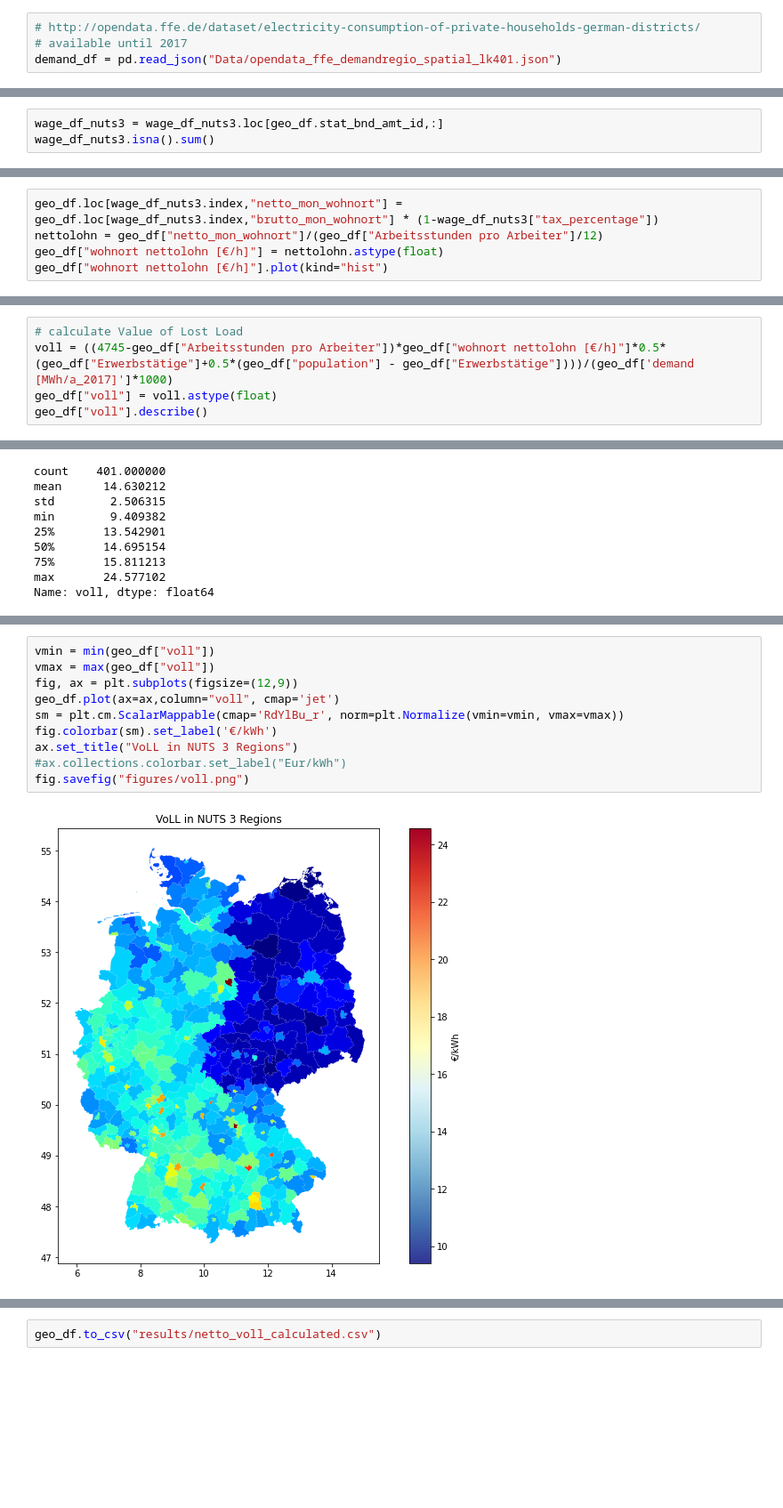
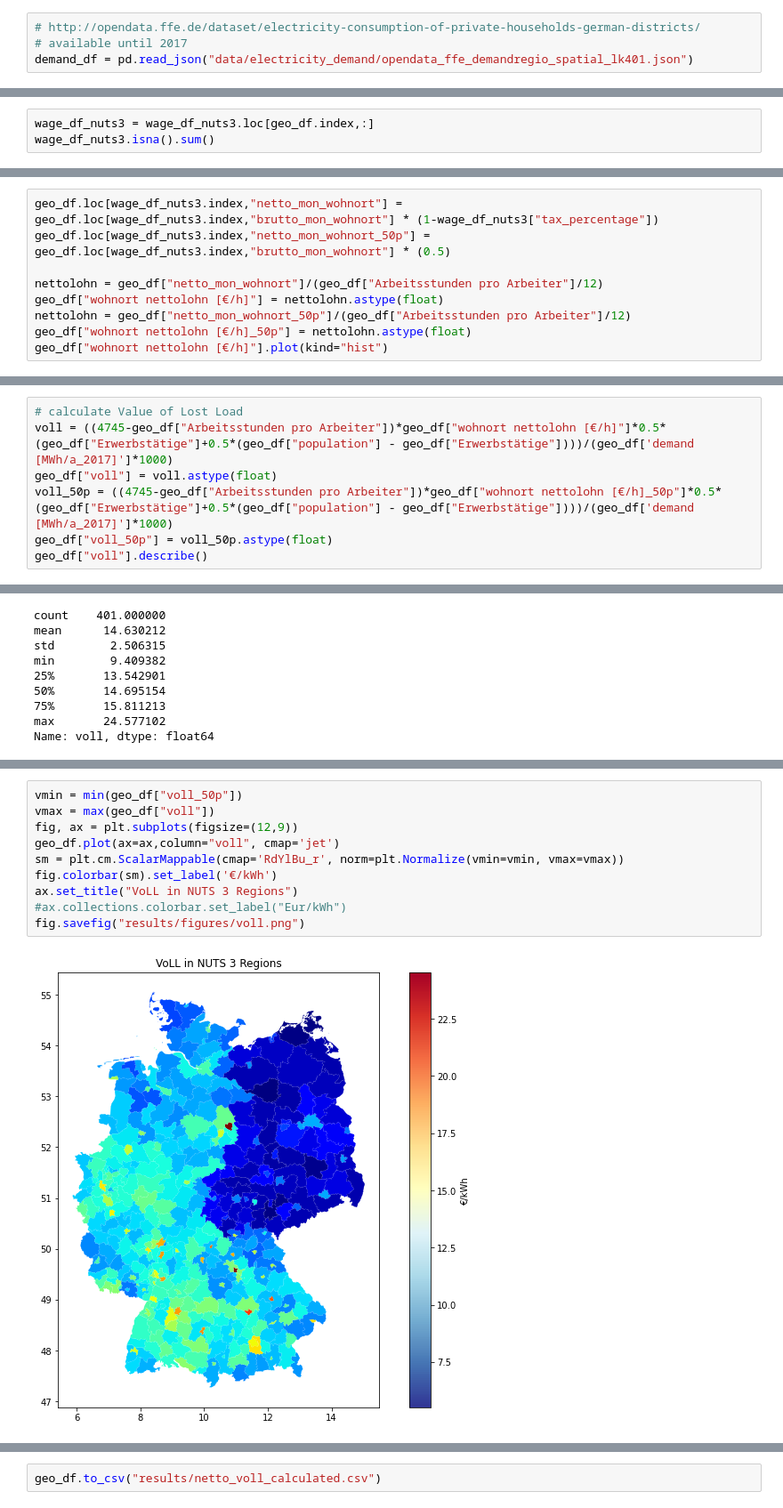
Before and after one commit to david-huck/voll-de, a Jupyter notebook: voll_calculation.ipynb, the cells around one changed output, grey strips where cells are left out. Shown at 89% size. Drawn from its saved outputs; the diff is of its cells as text; blank space fills up the shorter version.

Commit message:
VoLL calculation with zensus data, 50% taxation

```diff
--- a/voll_calculation.ipynb
+++ b/voll_calculation.ipynb
@@ -130,4 +161,4 @@ geo_df.head()
 # %%
 # http://opendata.ffe.de/dataset/electricity-consumption-of-private-households-german-districts/
 # available until 2017
-demand_df = pd.read_json("Data/opendata_ffe_demandregio_spatial_lk401.json")
+demand_df = pd.read_json("data/electricity_demand/opendata_ffe_demandregio_spatial_lk401.json")
@@ -298,7 +309,7 @@ wage_df_nuts3 = wage_df.loc[wage_df["bnd_id"].apply(len) == 5,:]
 # wage_df_nuts3.reset_index(drop=True) geo_df.stat_bnd_amt_id
 wage_df_nuts3 = wage_df_nuts3.set_index("bnd_id")
 # %%
-wage_df_nuts3 = wage_df_nuts3.loc[geo_df.stat_bnd_amt_id,:]
+wage_df_nuts3 = wage_df_nuts3.loc[geo_df.index,:]
 wage_df_nuts3.isna().sum()
 # %% [output]
 year                                             0
@@ -323,8 +334,12 @@ wage_df_nuts3.describe()
 | max | 1.824268e+06 | 6.656933e+07 | 1.227139e+07 | 0.276478 |
 # %%
 geo_df.loc[wage_df_nuts3.index,"netto_mon_wohnort"] = geo_df.loc[wage_df_nuts3.index,"brutto_mon_wohnort"] * (1-wage_df_nuts3["tax_percentage"])
+geo_df.loc[wage_df_nuts3.index,"netto_mon_wohnort_50p"] = geo_df.loc[wage_df_nuts3.index,"brutto_mon_wohnort"] * (0.5)
+
 nettolohn = geo_df["netto_mon_wohnort"]/(geo_df["Arbeitsstunden pro Arbeiter"]/12)
 geo_df["wohnort nettolohn [€/h]"] = nettolohn.astype(float)
+nettolohn = geo_df["netto_mon_wohnort_50p"]/(geo_df["Arbeitsstunden pro Arbeiter"]/12)
+geo_df["wohnort nettolohn [€/h]_50p"] = nettolohn.astype(float)
 geo_df["wohnort nettolohn [€/h]"].plot(kind="hist")
 # %% [output]
 <AxesSubplot:ylabel='Frequency'>
@@ -346,6 +376,8 @@ Text(0.5, 1.0, 'Median net salary [€/h]')
 # calculate Value of Lost Load
 voll = ((4745-geo_df["Arbeitsstunden pro Arbeiter"])*geo_df["wohnort nettolohn [€/h]"]*0.5*(geo_df["Erwerbstätige"]+0.5*(geo_df["population"] - geo_df["Erwerbstätige"])))/(geo_df['demand [MWh/a_2017]']*1000)
 geo_df["voll"] = voll.astype(float)
+voll_50p = ((4745-geo_df["Arbeitsstunden pro Arbeiter"])*geo_df["wohnort nettolohn [€/h]_50p"]*0.5*(geo_df["Erwerbstätige"]+0.5*(geo_df["population"] - geo_df["Erwerbstätige"])))/(geo_df['demand [MWh/a_2017]']*1000)
+geo_df["voll_50p"] = voll_50p.astype(float)
 geo_df["voll"].describe()
 # %% [output]
 count    401.000000
@@ -423,14 +481,14 @@ geo_df.sort_values(by='voll').tail(20)
 | 03103 | Wolfsburg | Kreisfreie Stadt | DE913 | 1972-07-01 | DEBKGDL20000E5XP | POLYGON ((10.78536 52.49422, 10.7... | 03103 | 124151 | ... |
 | 09562 | Erlangen | Kreisfreie Stadt | DE252 | 1972-07-01 | DEBKGDL20000DWAX | POLYGON ((10.93603 49.64200, 10.9... | 09562 | 111962 | ... |
 # %%
-vmin = min(geo_df["voll"])
+vmin = min(geo_df["voll_50p"])
 vmax = max(geo_df["voll"])
 fig, ax = plt.subplots(figsize=(12,9))
 geo_df.plot(ax=ax,column="voll", cmap='jet')
 sm = plt.cm.ScalarMappable(cmap='RdYlBu_r', norm=plt.Normalize(vmin=vmin, vmax=vmax))
 fig.colorbar(sm).set_label('€/kWh')
 ax.set_title("VoLL in NUTS 3 Regions")
 #ax.collections.colorbar.set_label("Eur/kWh")
-fig.savefig("figures/voll.png")
+fig.savefig("results/figures/voll.png")
 # %% [output]
-[figure, old version]
+[figure, new version]
```
Also changed, not shown: parts of 31 cells of this notebook, 3 other files.
